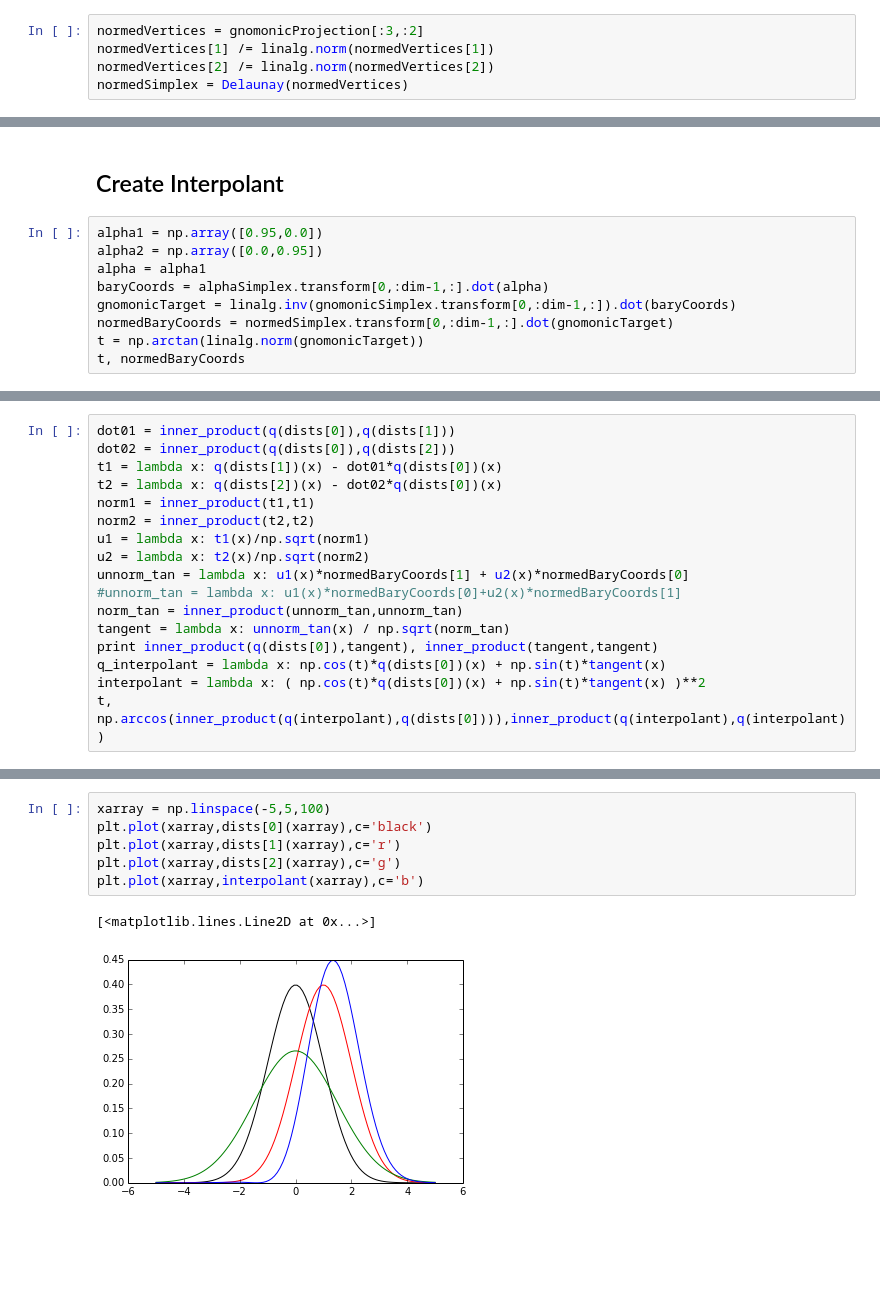
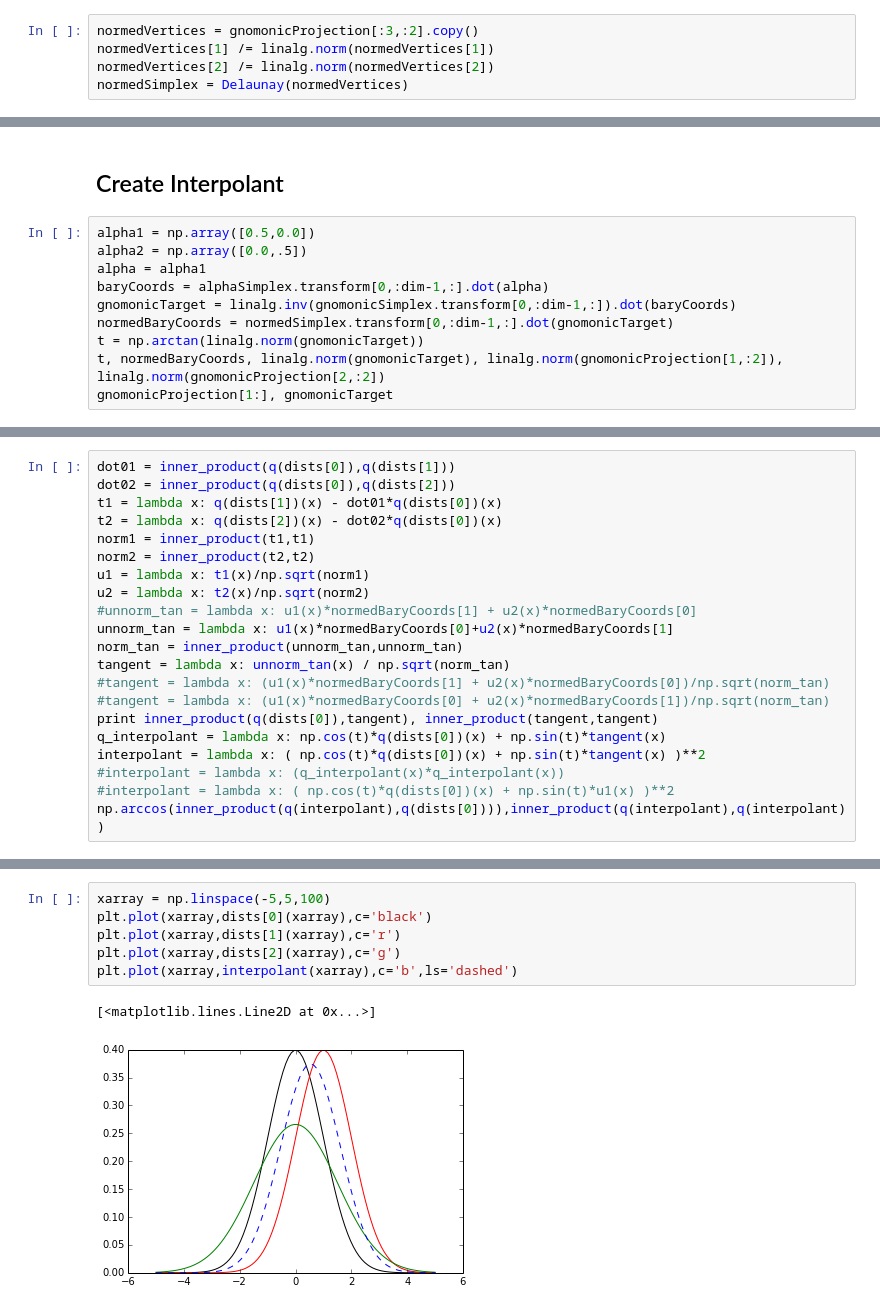
Before and after one commit to cranmer/ambient-fisher, a Jupyter notebook: ambient-fisher-gnomonic-interpolant.ipynb, the cells around one changed output, grey strips where cells are left out. Saved outputs shown, nothing was run; the diff lists cells and outputs as text; blank space fills up the shorter version.

```diff
--- a/ambient-fisher-gnomonic-interpolant.ipynb
+++ b/ambient-fisher-gnomonic-interpolant.ipynb
@@ -147,7 +151,7 @@ plt.show()
 alphaSimplex = Delaunay(alphas)
 gnomonicSimplex = Delaunay(gnomonicProjection[:3,:2])
 # %%
-normedVertices = gnomonicProjection[:3,:2]
+normedVertices = gnomonicProjection[:3,:2].copy()
 normedVertices[1] /= linalg.norm(normedVertices[1])
 normedVertices[2] /= linalg.norm(normedVertices[2])
 normedSimplex = Delaunay(normedVertices)
@@ -154,12 +166,13 @@ normedSimplex = Delaunay(normedVertices)
 # %% [markdown]
 ## Create Interpolant
 # %%
-alpha1 = np.array([0.95,0.0])
-alpha2 = np.array([0.0,0.95])
+alpha1 = np.array([0.5,0.0])
+alpha2 = np.array([0.0,.5])
 alpha = alpha1
 baryCoords = alphaSimplex.transform[0,:dim-1,:].dot(alpha)
 gnomonicTarget = linalg.inv(gnomonicSimplex.transform[0,:dim-1,:]).dot(baryCoords)
 normedBaryCoords = normedSimplex.transform[0,:dim-1,:].dot(gnomonicTarget)
 t = np.arctan(linalg.norm(gnomonicTarget))
-t, normedBaryCoords
+t, normedBaryCoords, linalg.norm(gnomonicTarget), linalg.norm(gnomonicProjection[1,:2]), linalg.norm(gnomonicProjection[2,:2])
+gnomonicProjection[1:], gnomonicTarget
 # %% [output]
@@ -173,13 +188,17 @@ norm1 = inner_product(t1,t1)
 norm2 = inner_product(t2,t2)
 u1 = lambda x: t1(x)/np.sqrt(norm1)
 u2 = lambda x: t2(x)/np.sqrt(norm2)
-unnorm_tan = lambda x: u1(x)*normedBaryCoords[1] + u2(x)*normedBaryCoords[0]
-#unnorm_tan = lambda x: u1(x)*normedBaryCoords[0]+u2(x)*normedBaryCoords[1]
+#unnorm_tan = lambda x: u1(x)*normedBaryCoords[1] + u2(x)*normedBaryCoords[0]
+unnorm_tan = lambda x: u1(x)*normedBaryCoords[0]+u2(x)*normedBaryCoords[1]
 norm_tan = inner_product(unnorm_tan,unnorm_tan)
 tangent = lambda x: unnorm_tan(x) / np.sqrt(norm_tan)
+#tangent = lambda x: (u1(x)*normedBaryCoords[1] + u2(x)*normedBaryCoords[0])/np.sqrt(norm_tan)
+#tangent = lambda x: (u1(x)*normedBaryCoords[0] + u2(x)*normedBaryCoords[1])/np.sqrt(norm_tan)
 print inner_product(q(dists[0]),tangent), inner_product(tangent,tangent)
 q_interpolant = lambda x: np.cos(t)*q(dists[0])(x) + np.sin(t)*tangent(x)
 interpolant = lambda x: ( np.cos(t)*q(dists[0])(x) + np.sin(t)*tangent(x) )**2
-t, np.arccos(inner_product(q(interpolant),q(dists[0]))),inner_product(q(interpolant),q(interpolant))
+#interpolant = lambda x: (q_interpolant(x)*q_interpolant(x))
+#interpolant = lambda x: ( np.cos(t)*q(dists[0])(x) + np.sin(t)*u1(x) )**2
+np.arccos(inner_product(q(interpolant),q(dists[0]))),inner_product(q(interpolant),q(interpolant))
 # %% [output]
 0.000187628879776 1.0
@@ -187,10 +210,10 @@ t, np.arccos(inner_product(q(interpolant),q(dists[0]))),inner_product(q(interpol
 # %%
 xarray = np.linspace(-5,5,100)
 plt.plot(xarray,dists[0](xarray),c='black')
 plt.plot(xarray,dists[1](xarray),c='r')
 plt.plot(xarray,dists[2](xarray),c='g')
-plt.plot(xarray,interpolant(xarray),c='b')
+plt.plot(xarray,interpolant(xarray),c='b',ls='dashed')
 # %% [output]
 [<matplotlib.lines.Line2D at 0x...>]
-[figure, old version]
+[figure, new version]
 # %%
```
Also changed, not shown: parts of 14 cells of this notebook, 1 other file.
